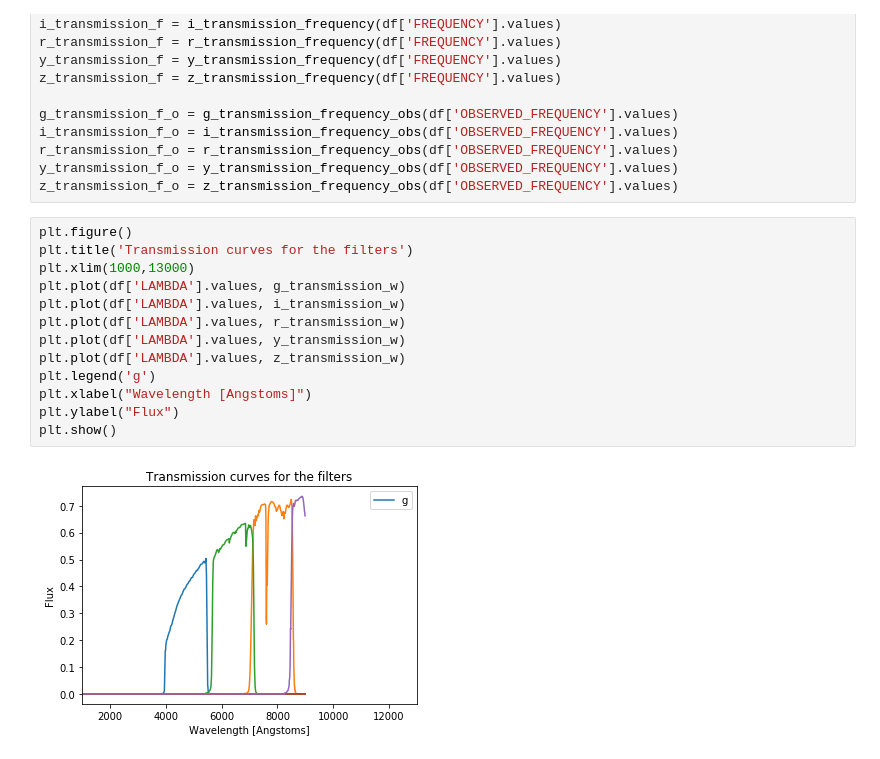
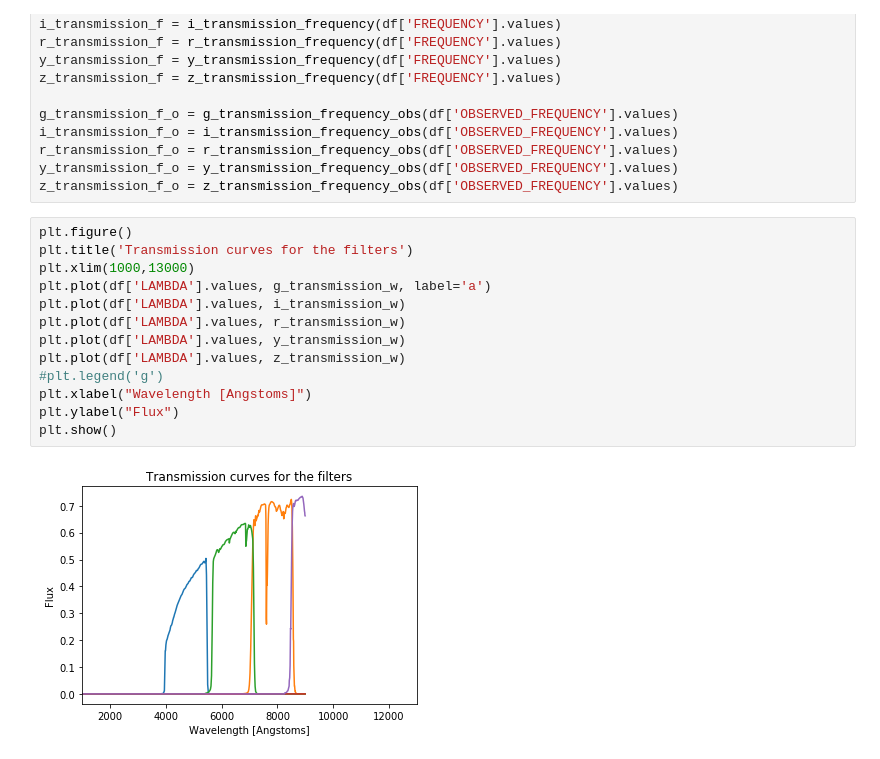
Before and after one commit to rmorgan10/kcorrection, a Jupyter notebook: KCorrection.ipynb, the cells around one changed output. Saved outputs shown, nothing was run; the diff lists cells and outputs as text.

```diff
--- a/KCorrection.ipynb
+++ b/KCorrection.ipynb
@@ -134,15 +136,15 @@ z_transmission_f_o = z_transmission_frequency_obs(df['OBSERVED_FREQUENCY'].value
 # %%
 plt.figure()
 plt.title('Transmission curves for the filters')
 plt.xlim(1000,13000)
-plt.plot(df['LAMBDA'].values, g_transmission_w)
+plt.plot(df['LAMBDA'].values, g_transmission_w, label='a')
 plt.plot(df['LAMBDA'].values, i_transmission_w)
 plt.plot(df['LAMBDA'].values, r_transmission_w)
 plt.plot(df['LAMBDA'].values, y_transmission_w)
 plt.plot(df['LAMBDA'].values, z_transmission_w)
-plt.legend('g')
+#plt.legend('g')
 plt.xlabel("Wavelength [Angstoms]")
 plt.ylabel("Flux")
 plt.show()
 # %% [output]
-[figure, old version]
+[figure, new version]
```
Also changed, not shown: parts of 9 cells of this notebook, 5 other files.
